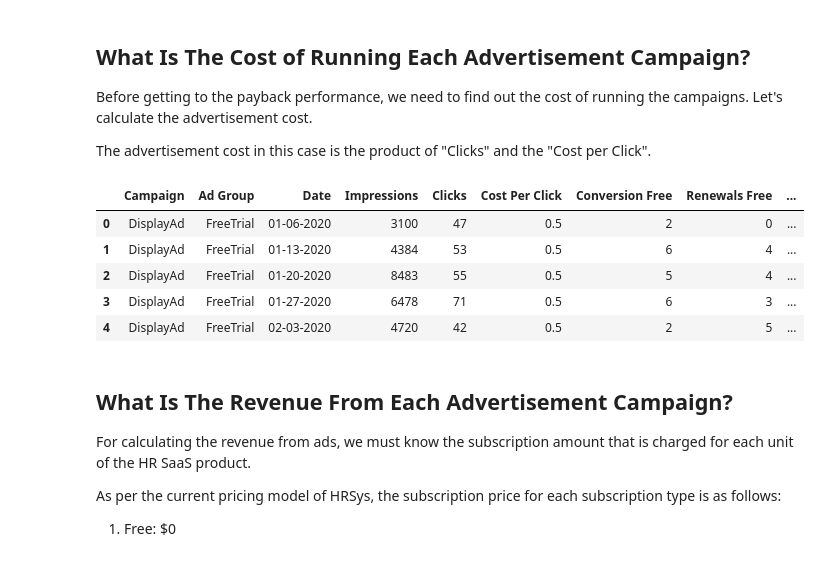
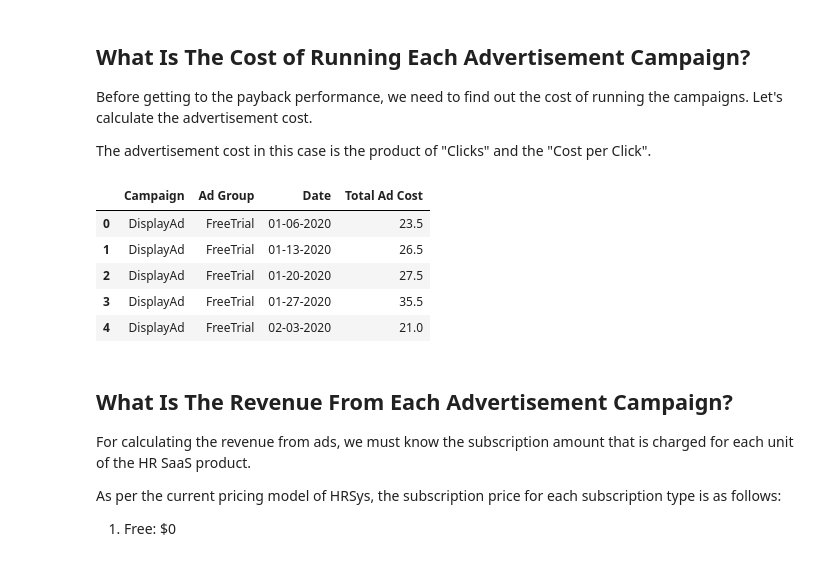
Before and after one commit to shyam-kyso/kyso-google-ads-payback, a Jupyter notebook: Google Ads.ipynb, the cells around one changed output. Cells and saved outputs as stored; diff of their text form; code cells hidden in the pictures.

```diff
--- a/Google Ads.ipynb
+++ b/Google Ads.ipynb
@@ -203,14 +203,14 @@ Before getting to the payback performance, we need to find out the cost of runni
 The advertisement cost in this case is the product of "Clicks" and the "Cost per Click".
 # %%
 norm_data['Total Ad Cost'] = norm_data['Cost Per Click'] * norm_data['Clicks']
-norm_data.head()
+norm_data[['Campaign','Ad Group', 'Date', 'Total Ad Cost']].head()
 # %% [output]
-|  | Campaign | Ad Group | Date | Impressions | Clicks | Cost Per Click | Conversion Free | Renewals Free | ... |
-| 0 | DisplayAd | FreeTrial | 01-06-2020 | 3100 | 47 | 0.5 | 2 | 0 | ... |
-| 1 | DisplayAd | FreeTrial | 01-13-2020 | 4384 | 53 | 0.5 | 6 | 4 | ... |
-| 2 | DisplayAd | FreeTrial | 01-20-2020 | 8483 | 55 | 0.5 | 5 | 4 | ... |
-| 3 | DisplayAd | FreeTrial | 01-27-2020 | 6478 | 71 | 0.5 | 6 | 3 | ... |
-| 4 | DisplayAd | FreeTrial | 02-03-2020 | 4720 | 42 | 0.5 | 2 | 5 | ... |
+|  | Campaign | Ad Group | Date | Total Ad Cost |
+| 0 | DisplayAd | FreeTrial | 01-06-2020 | 23.5 |
+| 1 | DisplayAd | FreeTrial | 01-13-2020 | 26.5 |
+| 2 | DisplayAd | FreeTrial | 01-20-2020 | 27.5 |
+| 3 | DisplayAd | FreeTrial | 01-27-2020 | 35.5 |
+| 4 | DisplayAd | FreeTrial | 02-03-2020 | 21.0 |
 # %% [markdown]
 ## What Is The Revenue From Each Advertisement Campaign?
 
```
Also changed, not shown: parts of 1 cell of this notebook.
